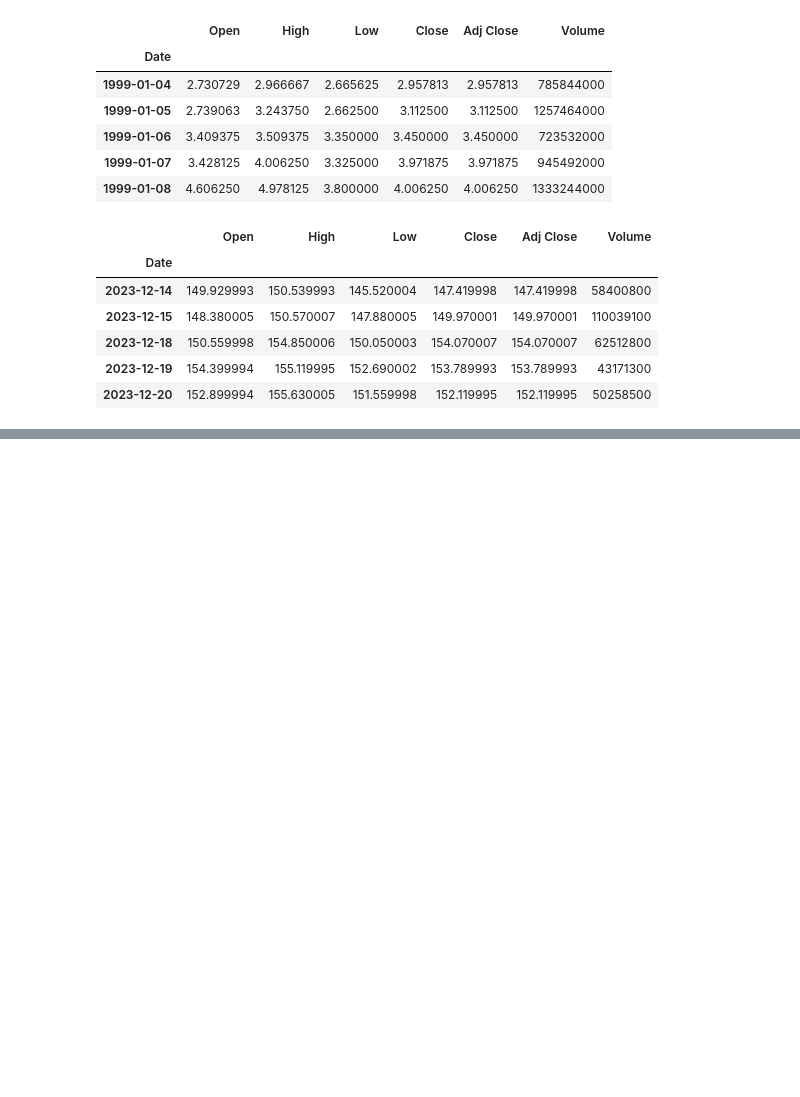
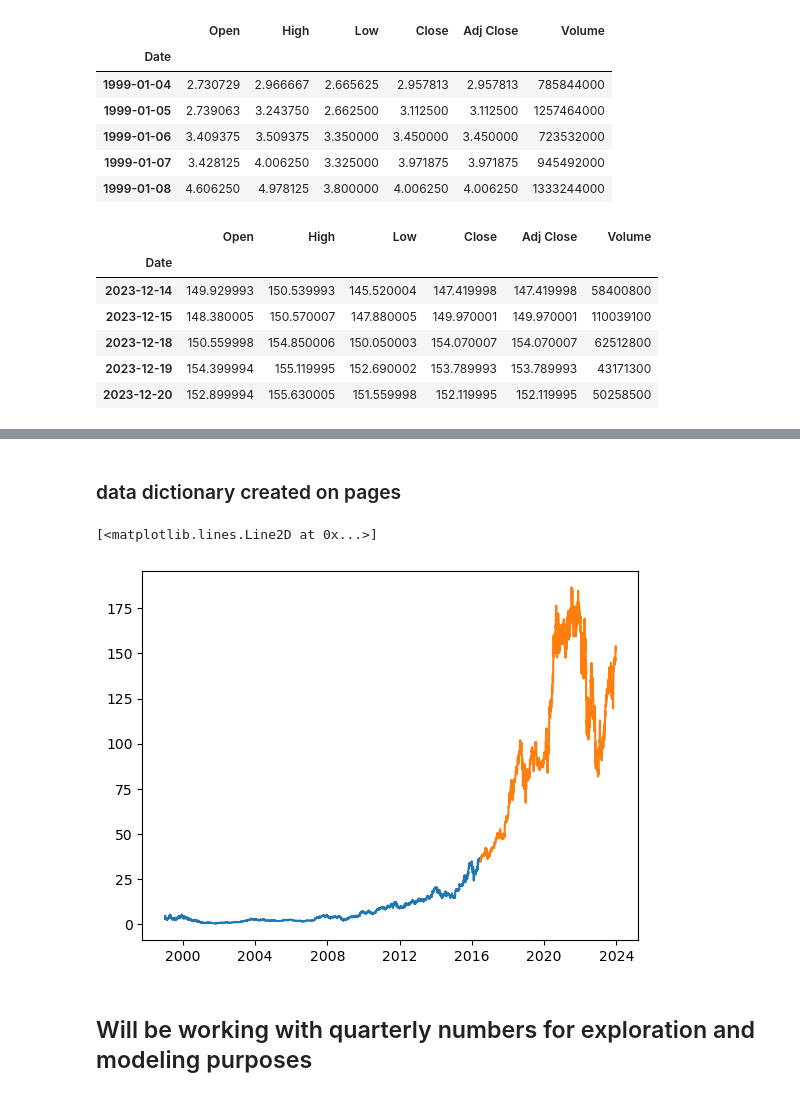
Before and after one commit to Chellyann-moreno/amazon_project, a Jupyter notebook: wrangling.ipynb, the cells around one changed output, grey strips where cells are left out. Drawn from its saved outputs; the diff is of its cells as text; code cells hidden in the pictures; blank space fills up the shorter version.

```diff
--- a/wrangling.ipynb
+++ b/wrangling.ipynb
@@ -84,3 +88,12 @@ df.tail()
 | 2023-12-18 | 150.559998 | 154.850006 | 150.050003 | 154.070007 | 154.070007 | 62512800 |
 | 2023-12-19 | 154.399994 | 155.119995 | 152.690002 | 153.789993 | 153.789993 | 43171300 |
 | 2023-12-20 | 152.899994 | 155.630005 | 151.559998 | 152.119995 | 152.119995 | 50258500 |
+# %%
+ #change columns names to lower case --- there is no nulls
+df = df.rename_axis('date')
+df= df.rename(columns={'Open':'open','High':'high','Low':'low'
+                    ,'Close':'close','Adj Close': 'adjusted_close','Volume':'volume'})
+# %%
+#change all decimals for up two decimal spaces.
+df=df.round(2)
+df.sample(3)
@@ -86,0 +106,3 @@ df.tail()
+# %%
+#change index to datetime
+df.index = pd.to_datetime(df.index)
@@ -86,0 +134,17 @@ df.tail()
+# %% [markdown]
+### data dictionary created on pages
+# %%
+#divide df into train/test time series analysi
+train_size = 0.70
+n = df.shape[0]
+test_start_index = round(train_size * n)
+train = df.iloc[:test_start_index] #end at the test_start_index
+test = df.iloc[test_start_index:] # start at the test_start_index
+# %%
+plt.plot(train.adjusted_close)
+plt.plot(test.adjusted_close
+# %% [output]
+[<matplotlib.lines.Line2D at 0x...>]
+[figure, added]
+# %% [markdown]
+## Will be working with quarterly numbers for exploration and modeling purposes
```
Also changed, not shown: parts of 8 cells of this notebook.
